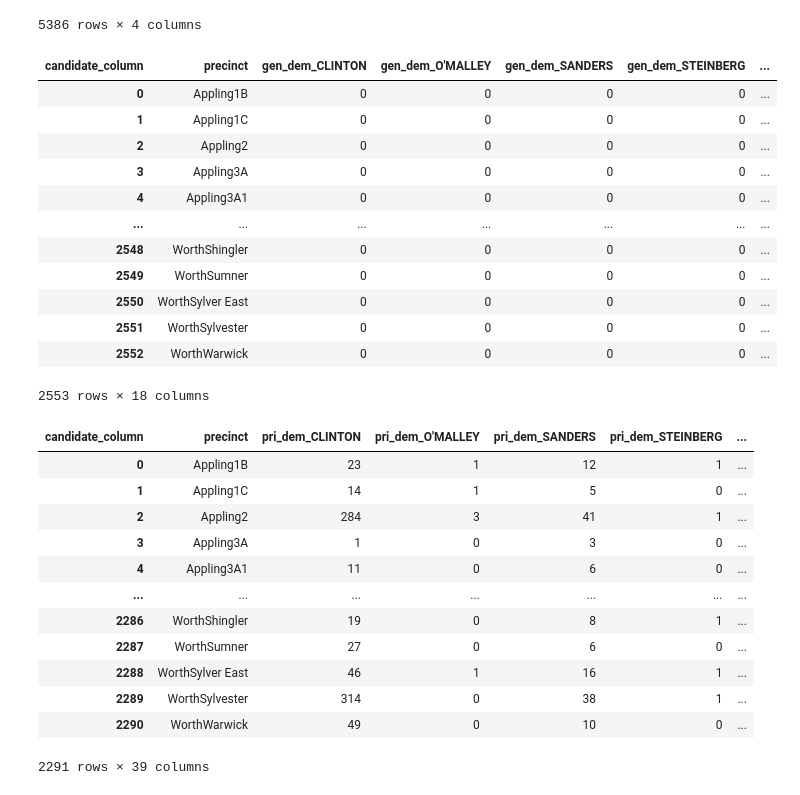
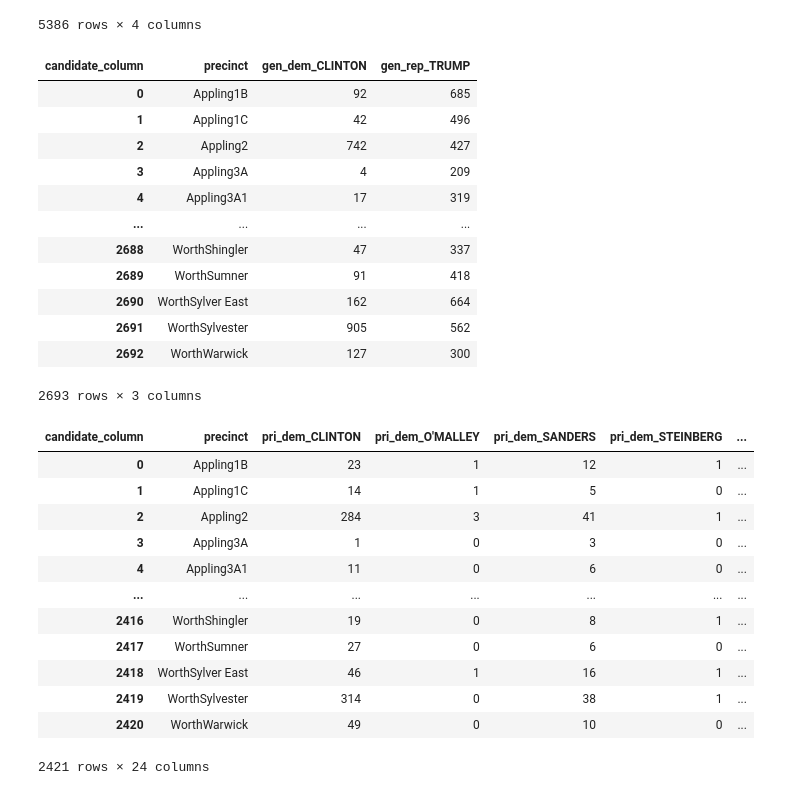
Before and after one commit to Hp0511/VoterTurnout, a Jupyter notebook: data_cleaning/GA_cleaning.ipynb, the cells around one changed output. Saved outputs shown, nothing was run; the diff lists cells and outputs as text; code cells hidden in the pictures.

```diff
--- a/data_cleaning/GA_cleaning.ipynb
+++ b/data_cleaning/GA_cleaning.ipynb
@@ -244,36 +244,36 @@ general_data
 # %%
 general_data["candidate_column"] = (
     "gen_" +
-    primary_data["party"].str.lower() + "_" +
-    primary_data["candidate"].str.split().str[-1].str.upper()
+    general_data["party"].str.lower() + "_" +
+    general_data["candidate"].str.split().str[-1].str.upper()
 )
 
 # pivot the table
 general_result = general_data.pivot_table(
     index="precinct",
     columns="candidate_column",
     values="votes",
     aggfunc="sum",
     fill_value=0
 ).reset_index()
 
 general_result
 # %% [output]
-| candidate_column | precinct | gen_dem_CLINTON | gen_dem_O'MALLEY | gen_dem_SANDERS | gen_dem_STEINBERG | ... |
-| 0 | Appling1B | 0 | 0 | 0 | 0 | ... |
-| 1 | Appling1C | 0 | 0 | 0 | 0 | ... |
-| 2 | Appling2 | 0 | 0 | 0 | 0 | ... |
-| 3 | Appling3A | 0 | 0 | 0 | 0 | ... |
-| 4 | Appling3A1 | 0 | 0 | 0 | 0 | ... |
-| ... | ... | ... | ... | ... | ... | ... |
-| 2548 | WorthShingler | 0 | 0 | 0 | 0 | ... |
-| 2549 | WorthSumner | 0 | 0 | 0 | 0 | ... |
-| 2550 | WorthSylver East | 0 | 0 | 0 | 0 | ... |
-| 2551 | WorthSylvester | 0 | 0 | 0 | 0 | ... |
-| 2552 | WorthWarwick | 0 | 0 | 0 | 0 | ... |
+| candidate_column | precinct | gen_dem_CLINTON | gen_rep_TRUMP |
+| 0 | Appling1B | 92 | 685 |
+| 1 | Appling1C | 42 | 496 |
+| 2 | Appling2 | 742 | 427 |
+| 3 | Appling3A | 4 | 209 |
+| 4 | Appling3A1 | 17 | 319 |
+| ... | ... | ... | ... |
+| 2688 | WorthShingler | 47 | 337 |
+| 2689 | WorthSumner | 91 | 418 |
+| 2690 | WorthSylver East | 162 | 664 |
+| 2691 | WorthSylvester | 905 | 562 |
+| 2692 | WorthWarwick | 127 | 300 |
-2553 rows × 18 columns
+2693 rows × 3 columns
 # %%
-combined = pd.merge(result, general_result, on="precinct", how="inner")
+combined = pd.merge(primary_result, general_result, on="precinct", how="inner")
 combined["rep_primary_total"] = combined.filter(like="pri_rep_").sum(axis=1)
 combined["dem_primary_total"] = combined.filter(like="pri_dem_").sum(axis=1)
 combined["general_total"] = combined.filter(like="gen_").sum(axis=1)
@@ -286,11 +286,11 @@ combined
 | 3 | Appling3A | 1 | 0 | 3 | 0 | ... |
 | 4 | Appling3A1 | 11 | 0 | 6 | 0 | ... |
 | ... | ... | ... | ... | ... | ... | ... |
-| 2286 | WorthShingler | 19 | 0 | 8 | 1 | ... |
-| 2287 | WorthSumner | 27 | 0 | 6 | 0 | ... |
-| 2288 | WorthSylver East | 46 | 1 | 16 | 1 | ... |
-| 2289 | WorthSylvester | 314 | 0 | 38 | 1 | ... |
-| 2290 | WorthWarwick | 49 | 0 | 10 | 0 | ... |
+| 2416 | WorthShingler | 19 | 0 | 8 | 1 | ... |
+| 2417 | WorthSumner | 27 | 0 | 6 | 0 | ... |
+| 2418 | WorthSylver East | 46 | 1 | 16 | 1 | ... |
+| 2419 | WorthSylvester | 314 | 0 | 38 | 1 | ... |
+| 2420 | WorthWarwick | 49 | 0 | 10 | 0 | ... |
-2291 rows × 39 columns
+2421 rows × 24 columns
 # %%
 combined.to_csv("GA.csv", index=False)
```
Also changed, not shown: 6 other files.
